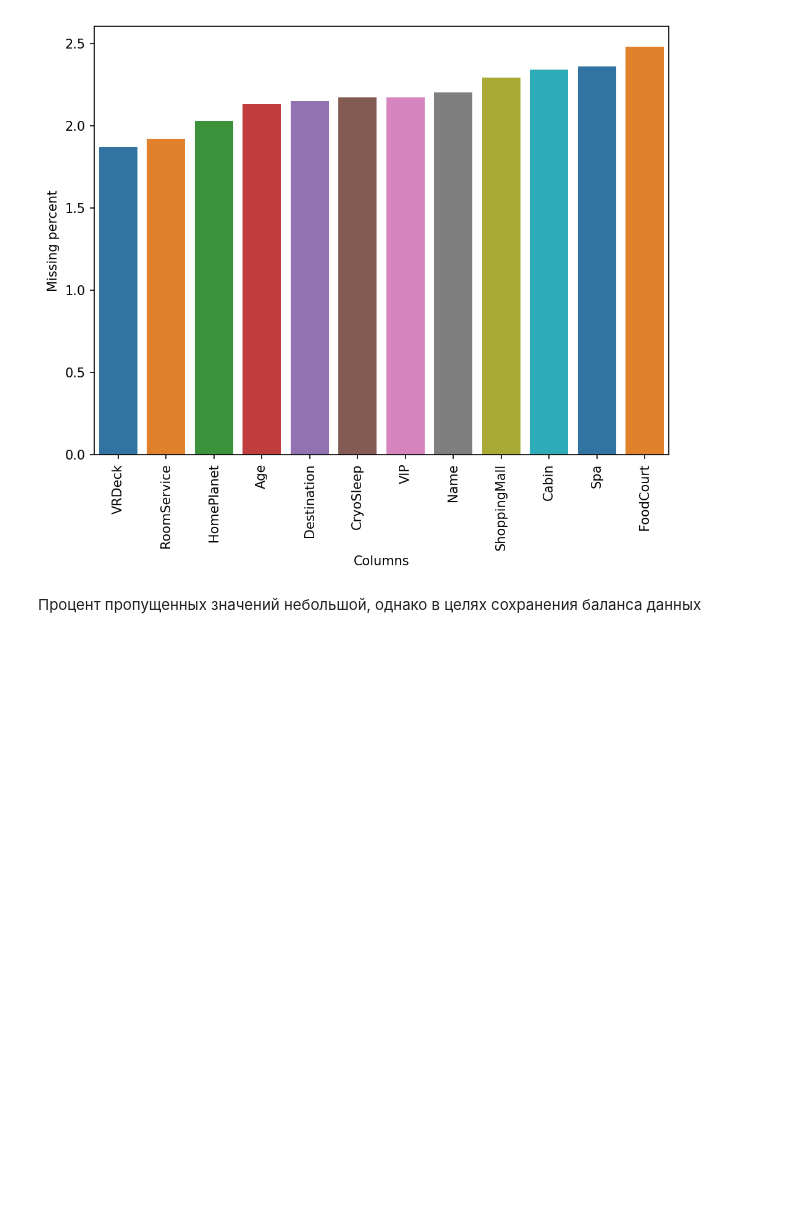
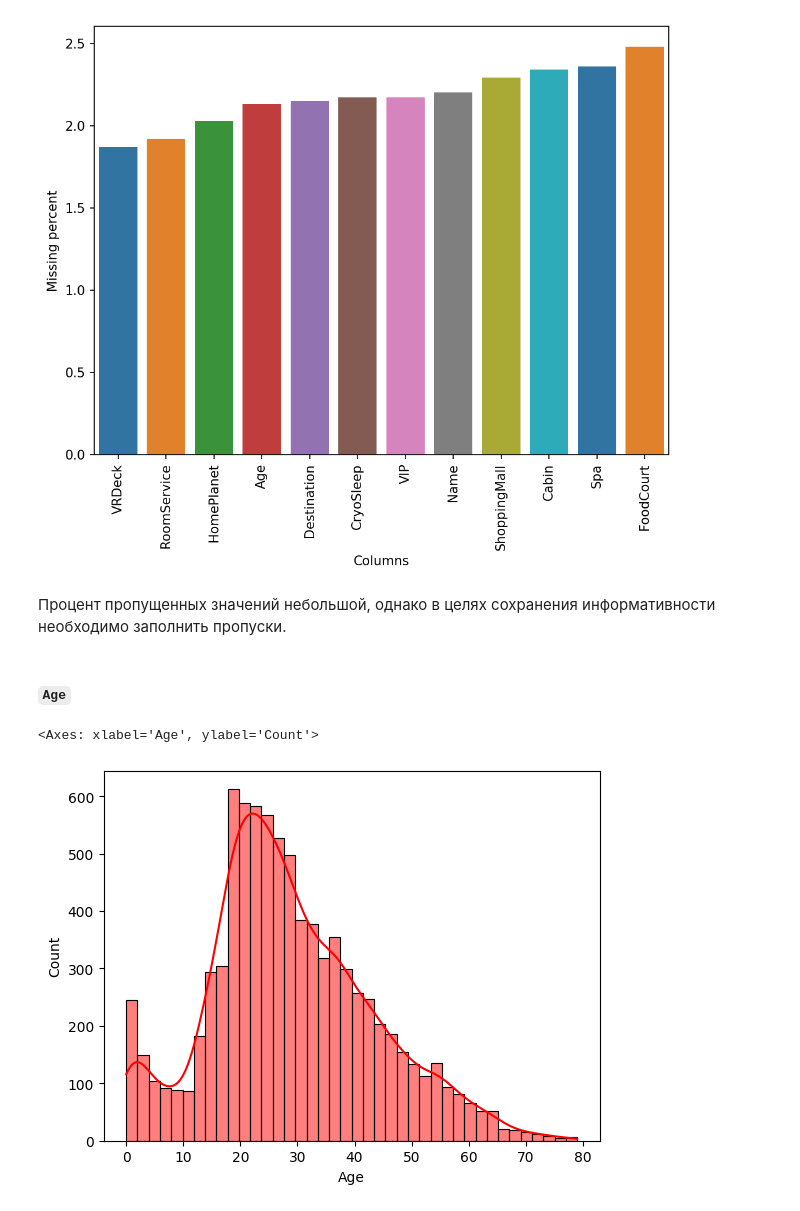
Before and after one commit to MoyMarMois/Spaceship-Titanic, a Jupyter notebook: Spaceship.ipynb, the cells around one changed output. Drawn from its saved outputs; the diff is of its cells as text; code cells hidden in the pictures; blank space fills up the shorter version.

```diff
--- a/Spaceship.ipynb
+++ b/Spaceship.ipynb
@@ -186,4 +186,11 @@ visualization_missing(df_test)
 # %% [output]
 [figure]
 # %% [markdown]
-Процент пропущенных значений небольшой, однако в целях сохранения баланса данных
+Процент пропущенных значений небольшой, однако в целях сохранения информативности необходимо заполнить пропуски.
+# %% [markdown]
+#### `Age`
+# %%
+sns.histplot(df_train["Age"], bins=40, kde=True, color="red", edgecolor="black")
+# %% [output]
+<Axes: xlabel='Age', ylabel='Count'>
+[figure, added]
```
Also changed, not shown: parts of 22 cells of this notebook.
